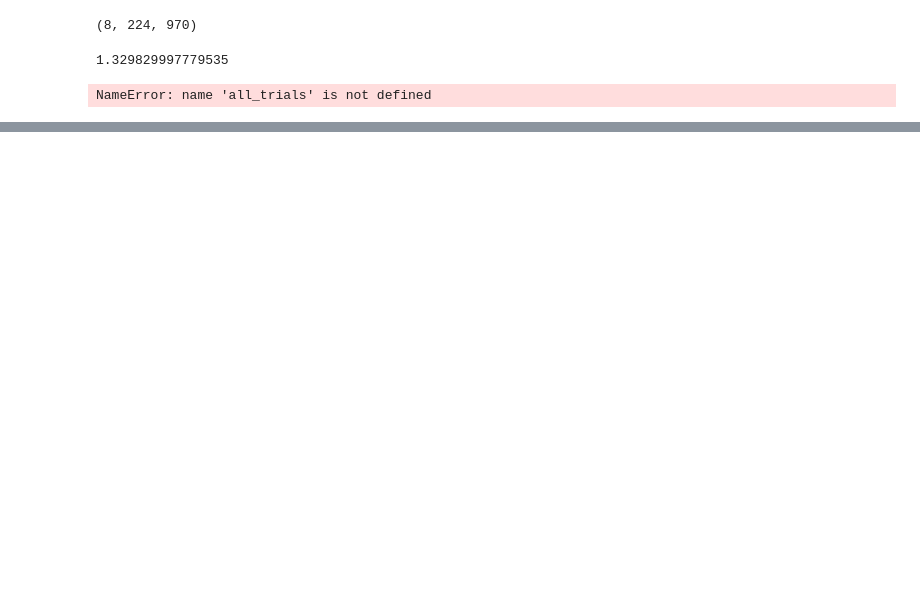
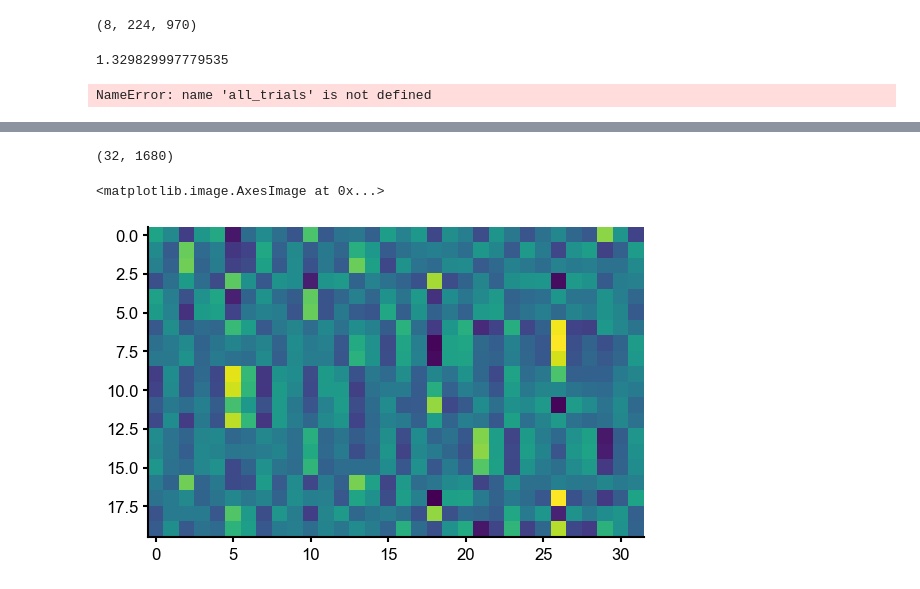
Before and after one commit to mackelab/sequence-memory, a Jupyter notebook: rnn_model/generate_figures/fig_5_b_to_e.ipynb, the cells around one changed output, grey strips where cells are left out. Cells and saved outputs as stored; diff of their text form; code cells hidden in the pictures; blank space fills up the shorter version.

```diff
--- a/rnn_model/generate_figures/fig_5_b_to_e.ipynb
+++ b/rnn_model/generate_figures/fig_5_b_to_e.ipynb
@@ -1034,0 +1100,26 @@ y, x,proj_w,labels,pca=get_W0(f,settings,net,alpha=0,n_comp=20)
+# %%
+y.shape
+# %% [output]
+(32, 1680)
+# %%
+period= int(1000/(f*settings['deltaT']))
+
+n_trials = 1000
+X = x[-period:,:,:n_trials]
+Y = y[:,:n_trials].T
+
+X=np.transpose(X,(2,0,1))
+X=X.reshape(n_trials,200*period)
+n_comp=5
+pca = PCA(n_components=n_comp)
+pca.fit(X)
+Xt = pca.transform(X)
+w= np.linalg.inv(Xt.T@Xt)@Xt.T@Y
+ws=pca.components_.T@w
+#plt.plot(X@ws)
+plt.imshow((Xt@w)[:20])#,color='black')
+
+#plt.plot(Y)
+# %% [output]
+<matplotlib.image.AxesImage at 0x...>
+[figure, added]
```
Also changed, not shown: parts of 43 cells of this notebook, 5 other files.
